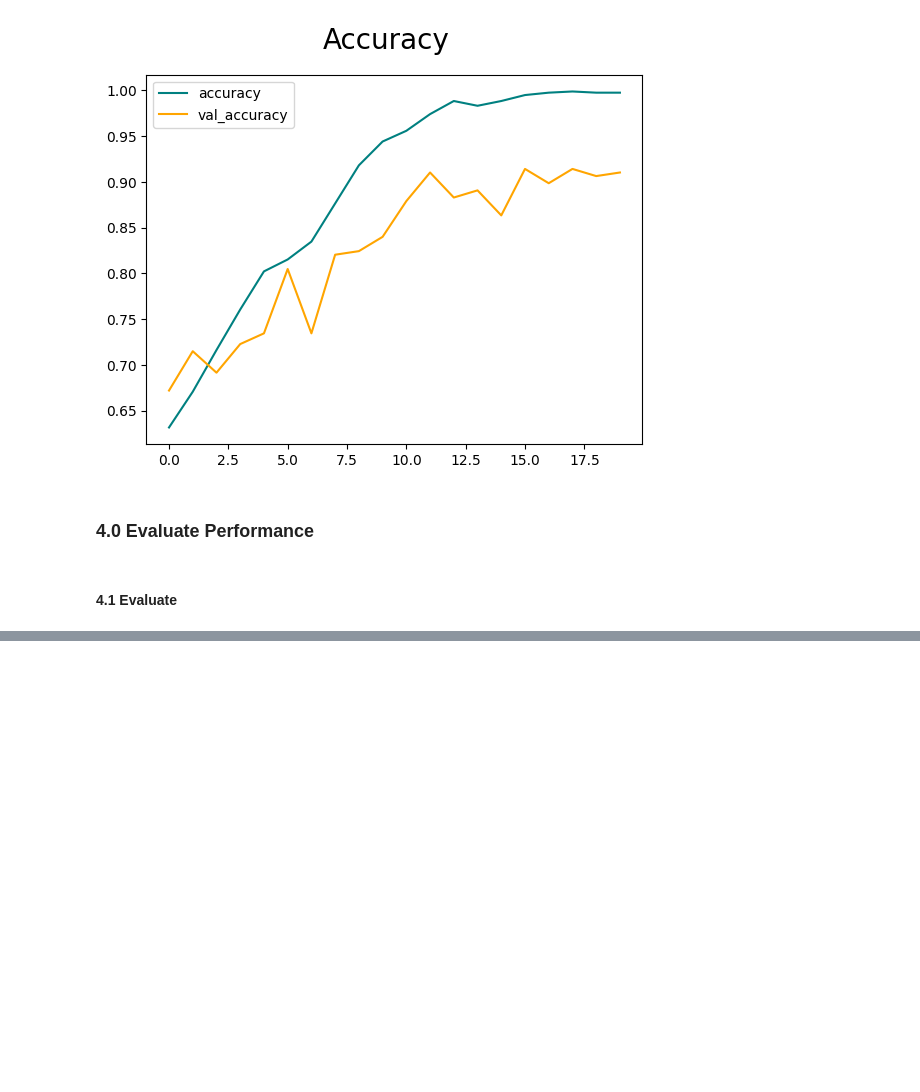
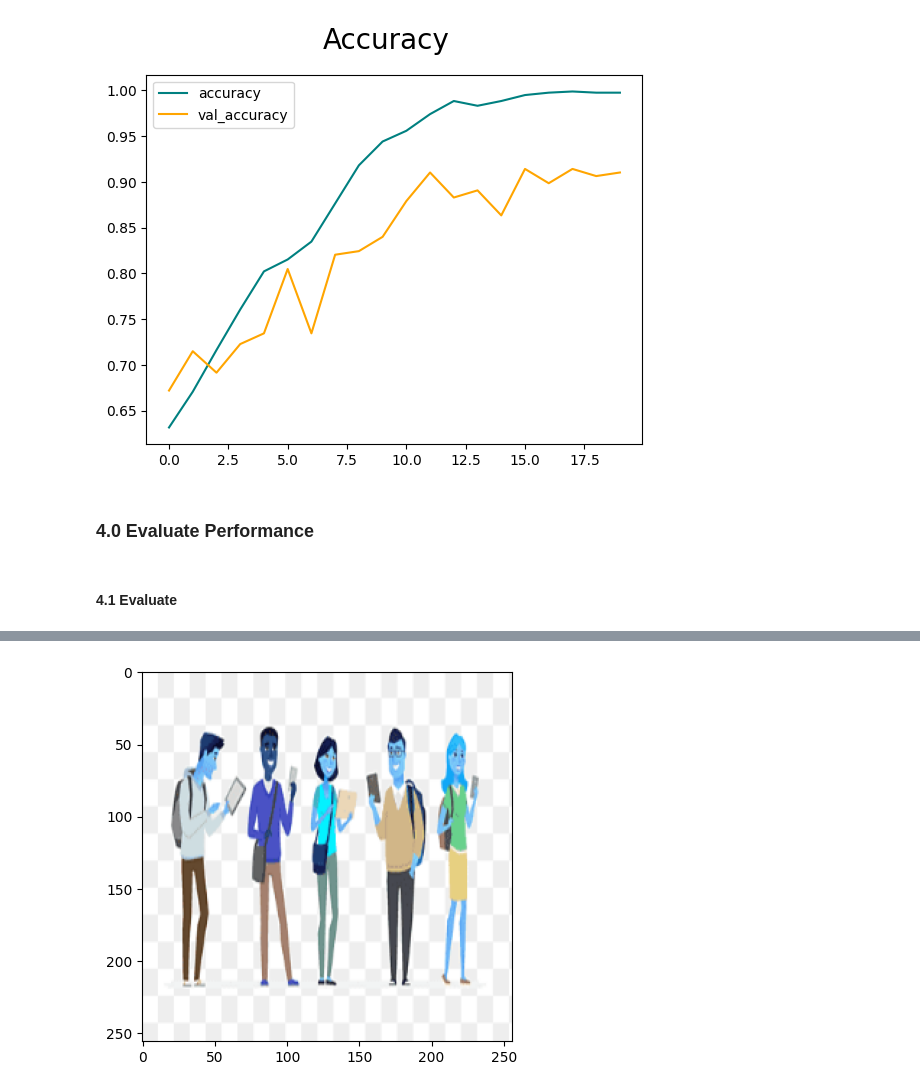
Before and after one commit to BradfordMutemi/DeepLearning_ImageClassifier, a Jupyter notebook: ImageClassification.ipynb, the cells around one changed output, grey strips where cells are left out. Drawn from its saved outputs; the diff is of its cells as text; code cells hidden in the pictures; blank space fills up the shorter version.

```diff
--- a/ImageClassification.ipynb
+++ b/ImageClassification.ipynb
@@ -341,0 +392,6 @@ plt.show()
+# %%
+resize = tf.image.resize(img, (256,256))
+plt.imshow(resize.numpy().astype(int))
+plt.show()
+# %% [output]
+[figure, added]
```
Also changed, not shown: parts of 52 cells of this notebook, 16 other files.
